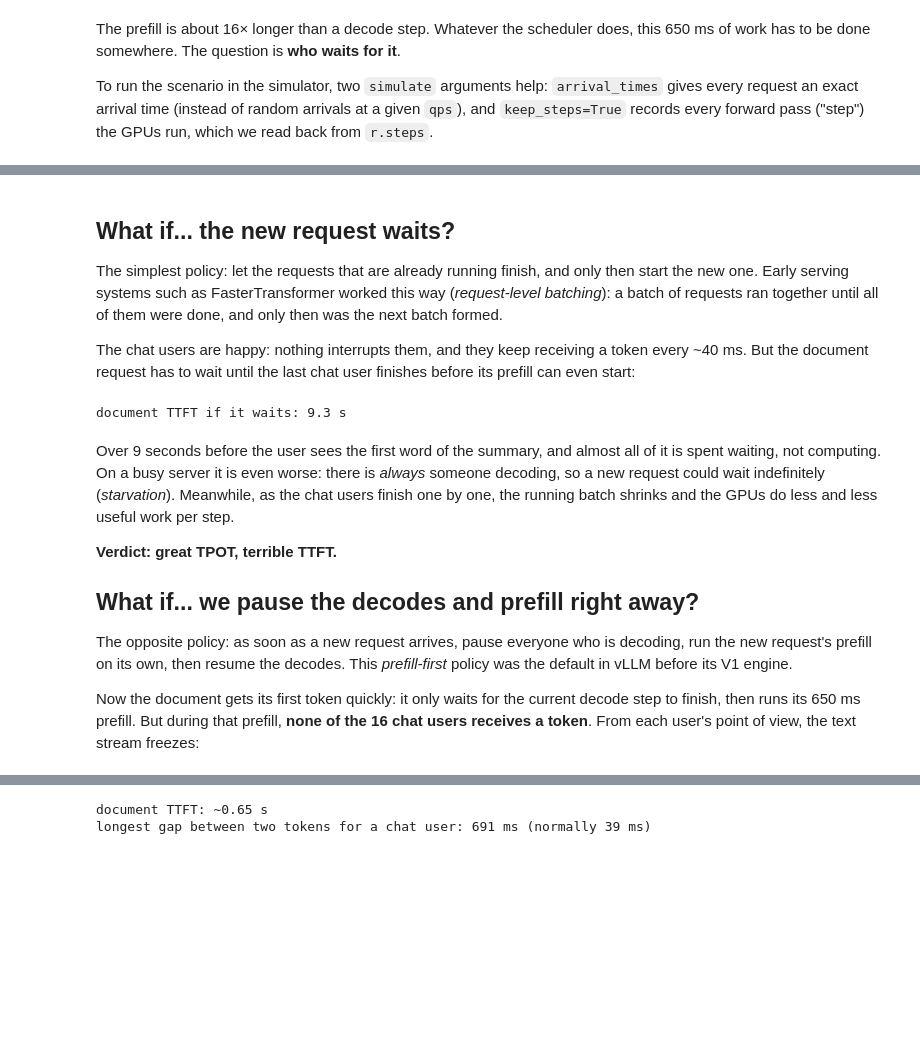
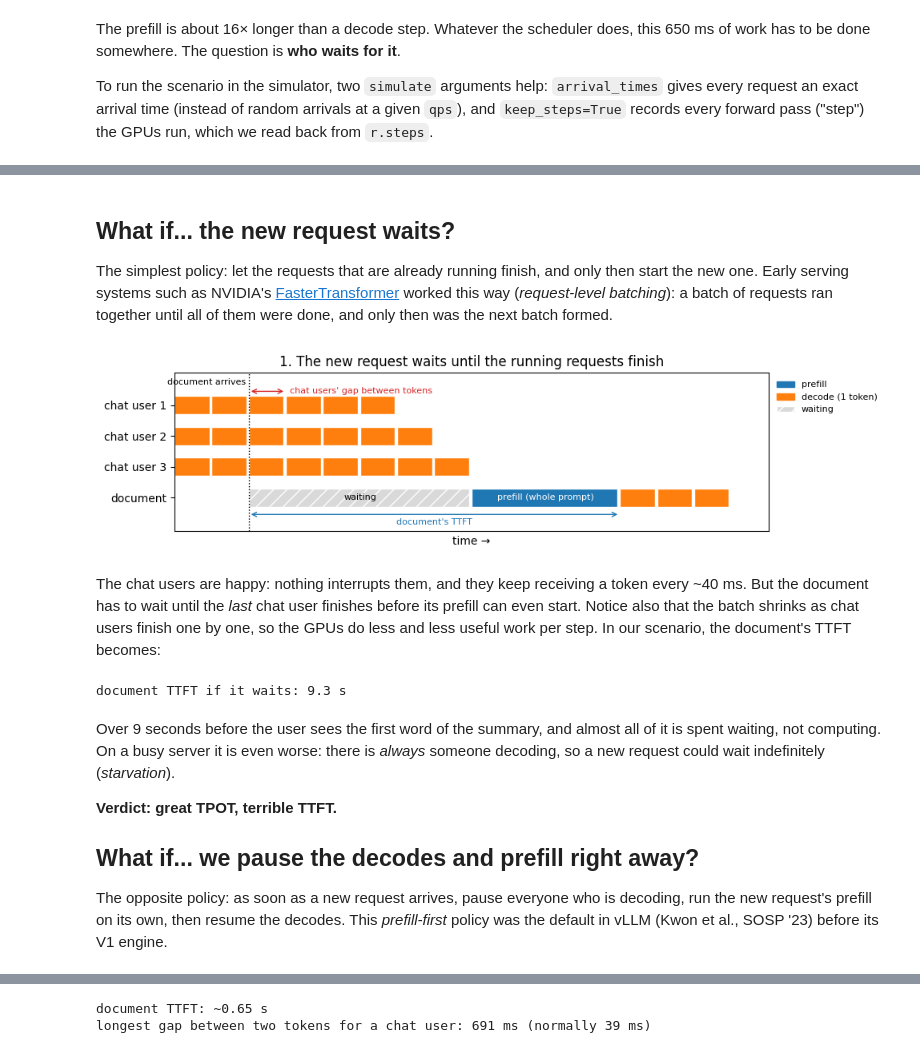
Before and after one commit to kwmaeng91/studying-llm-systems-without-gpus, a Jupyter notebook: docs/lectures/03-chunked-prefill.ipynb, the cells around one changed output, grey strips where cells are left out. Cells and saved outputs as stored; diff of their text form; code cells hidden in the pictures; blank space fills up the shorter version.

```diff
--- a/docs/lectures/03-chunked-prefill.ipynb
+++ b/docs/lectures/03-chunked-prefill.ipynb
@@ -99,13 +181,21 @@ def run_scenario(chunk_size):
 ## What if... the new request waits?
 
 The simplest policy: let the requests that are already running finish, and only
-then start the new one. Early serving systems such as FasterTransformer worked
+then start the new one. Early serving systems such as NVIDIA's
+[FasterTransformer](https://github.com/NVIDIA/FasterTransformer) worked
 this way (*request-level batching*): a batch of requests ran together until all
 of them were done, and only then was the next batch formed.
-
-The chat users are happy: nothing interrupts them, and they keep receiving a token
-every ~40 ms. But the document request has to wait until the last chat user
-finishes before its prefill can even start:
+# %%
+#@title Diagram
+draw_schedule("wait", "1. The new request waits until the running requests finish")
+# %% [output]
+[figure, added]
+# %% [markdown]
+The chat users are happy: nothing interrupts them, and they keep receiving a token
+every ~40 ms. But the document has to wait until the *last* chat user finishes
+before its prefill can even start. Notice also that the batch shrinks as chat
+users finish one by one, so the GPUs do less and less useful work per step. In
+our scenario, the document's TTFT becomes:
 # %%
 ttft_wait = (chat_done - 2.0) + prefill_time
 print(f"document TTFT if it waits: {ttft_wait:.1f} s")
@@ -115,8 +205,7 @@ document TTFT if it waits: 9.3 s
 Over 9 seconds before the user sees the first word of the summary, and almost all
 of it is spent waiting, not computing. On a busy server it is even worse: there
 is *always* someone decoding, so a new request could wait indefinitely
-(*starvation*). Meanwhile, as the chat users finish one by one, the running batch
-shrinks and the GPUs do less and less useful work per step.
+(*starvation*).
 
 **Verdict: great TPOT, terrible TTFT.**
 
@@ -124,9 +213,5 @@ shrinks and the GPUs do less and less useful work per step.
 
 The opposite policy: as soon as a new request arrives, pause everyone who is
 decoding, run the new request's prefill on its own, then resume the decodes. This
-*prefill-first* policy was the default in vLLM before its V1 engine.
-
-Now the document gets its first token quickly: it only waits for the current
-decode step to finish, then runs its 650 ms prefill. But during that prefill,
-**none of the 16 chat users receives a token**. From each user's point of view,
-the text stream freezes:
+*prefill-first* policy was the default in vLLM (Kwon et al., SOSP '23) before
+its V1 engine.
```
Also changed, not shown: parts of 11 cells of this notebook, 1 other file.
